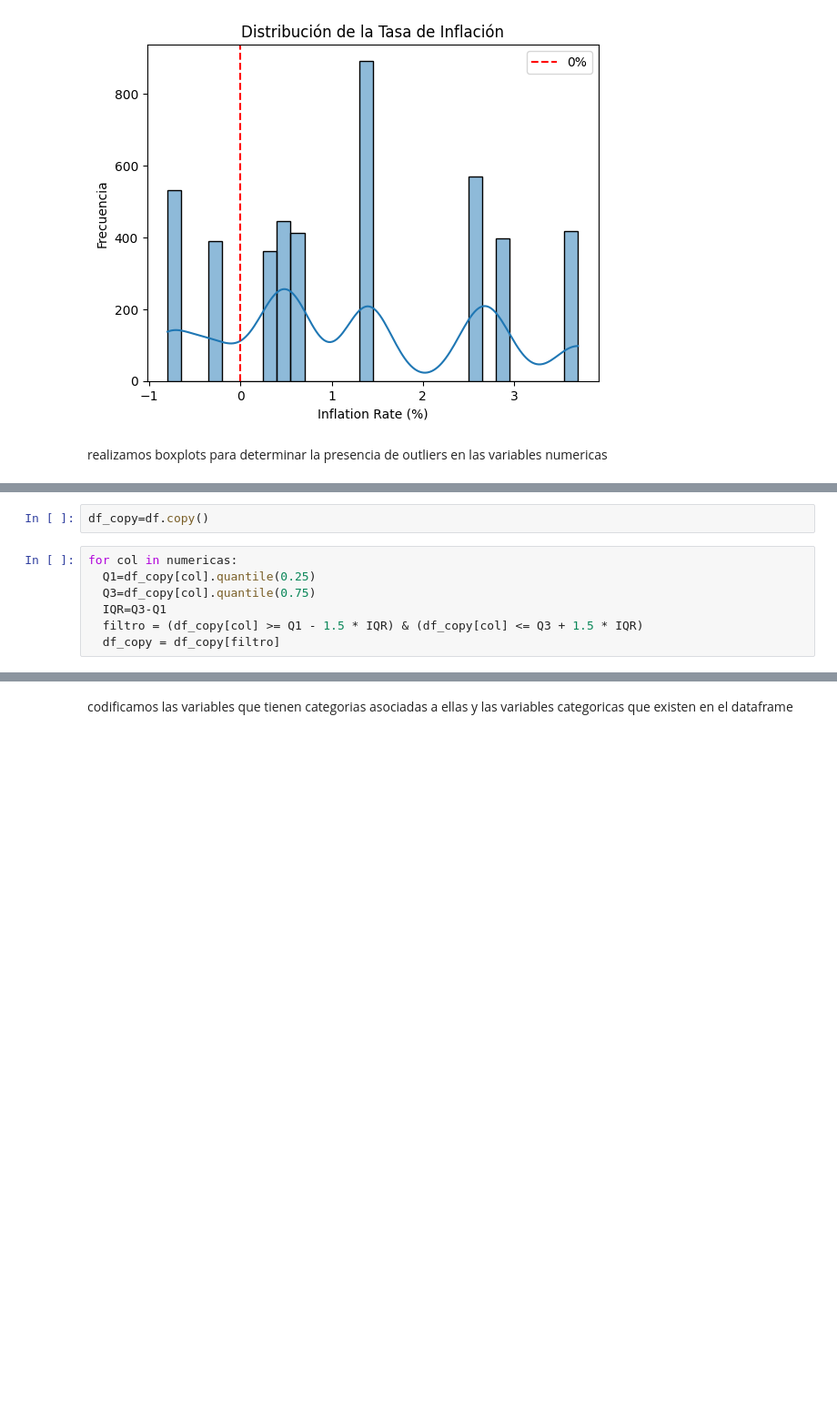
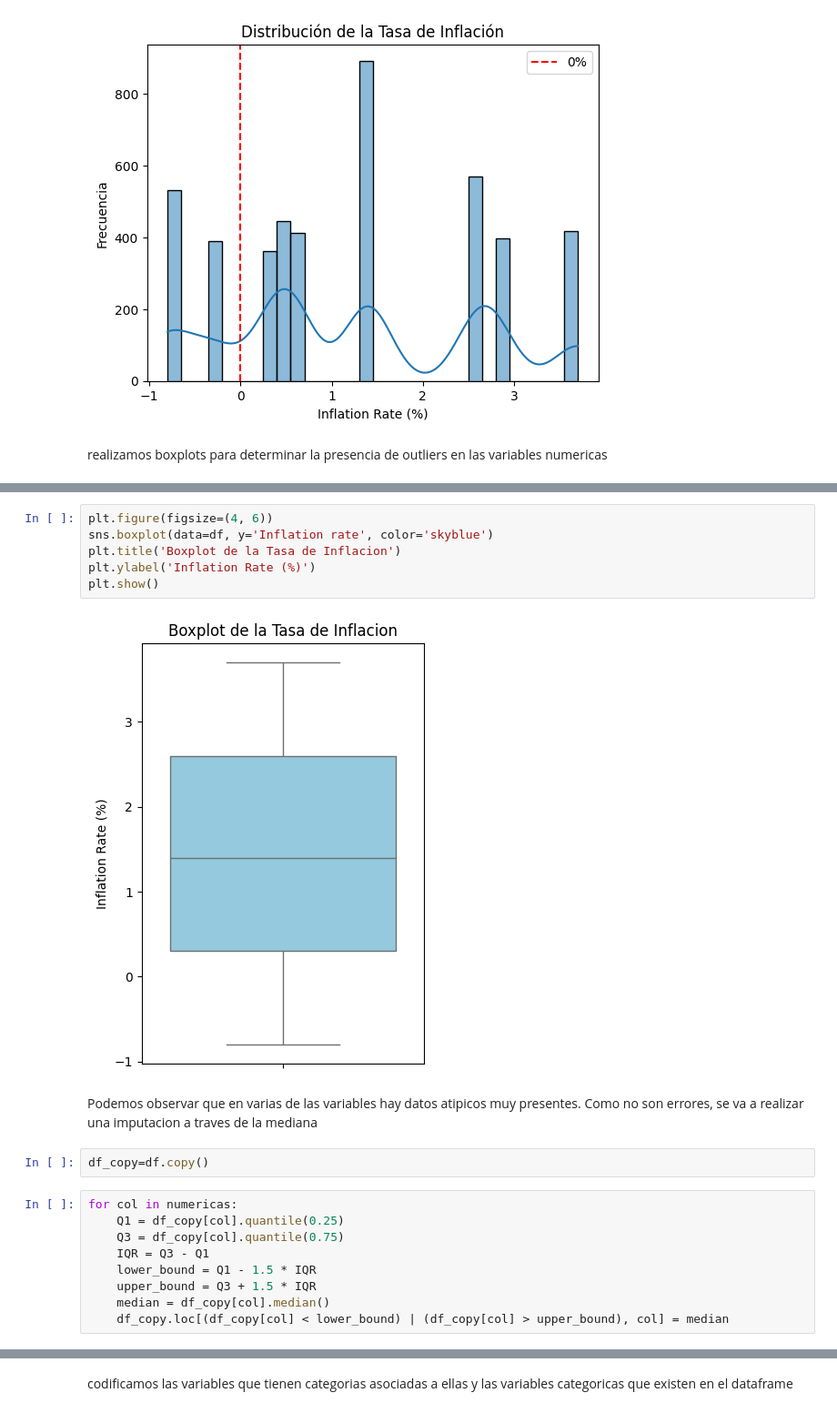
Before and after one commit to Hypotermya/ML_Mini_Proyecto_1, a Jupyter notebook: _sources/notebooks.ipynb, the cells around one changed output, grey strips where cells are left out. Shown at 91% size. Saved outputs shown, nothing was run; the diff lists cells and outputs as text; blank space fills up the shorter version.

```diff
--- a/_sources/notebooks.ipynb
+++ b/_sources/notebooks.ipynb
@@ -170,12 +191,24 @@ reducimos los outliers mediante el rango intercuartilico
+# %%
+plt.figure(figsize=(4, 6))
+sns.boxplot(data=df, y='Inflation rate', color='skyblue')
+plt.title('Boxplot de la Tasa de Inflacion')
+plt.ylabel('Inflation Rate (%)')
+plt.show()
+# %% [output]
+[figure, added]
+# %% [markdown]
+Podemos observar que en varias de las variables hay datos atipicos muy presentes. Como no son errores, se va a realizar una imputacion a traves de la mediana
 # %%
 df_copy=df.copy()
 # %%
 for col in numericas:
-  Q1=df_copy[col].quantile(0.25)
-  Q3=df_copy[col].quantile(0.75)
-  IQR=Q3-Q1
-  filtro = (df_copy[col] >= Q1 - 1.5 * IQR) & (df_copy[col] <= Q3 + 1.5 * IQR)
-  df_copy = df_copy[filtro]
+    Q1 = df_copy[col].quantile(0.25)
+    Q3 = df_copy[col].quantile(0.75)
+    IQR = Q3 - Q1
+    lower_bound = Q1 - 1.5 * IQR
+    upper_bound = Q3 + 1.5 * IQR
+    median = df_copy[col].median()
+    df_copy.loc[(df_copy[col] < lower_bound) | (df_copy[col] > upper_bound), col] = median
 # %%
 df_copy[numericas].hist(bins=30,figsize=(12,8))
 plt.tight_layout()
```
Also changed, not shown: parts of 56 cells of this notebook, 38 other files.
